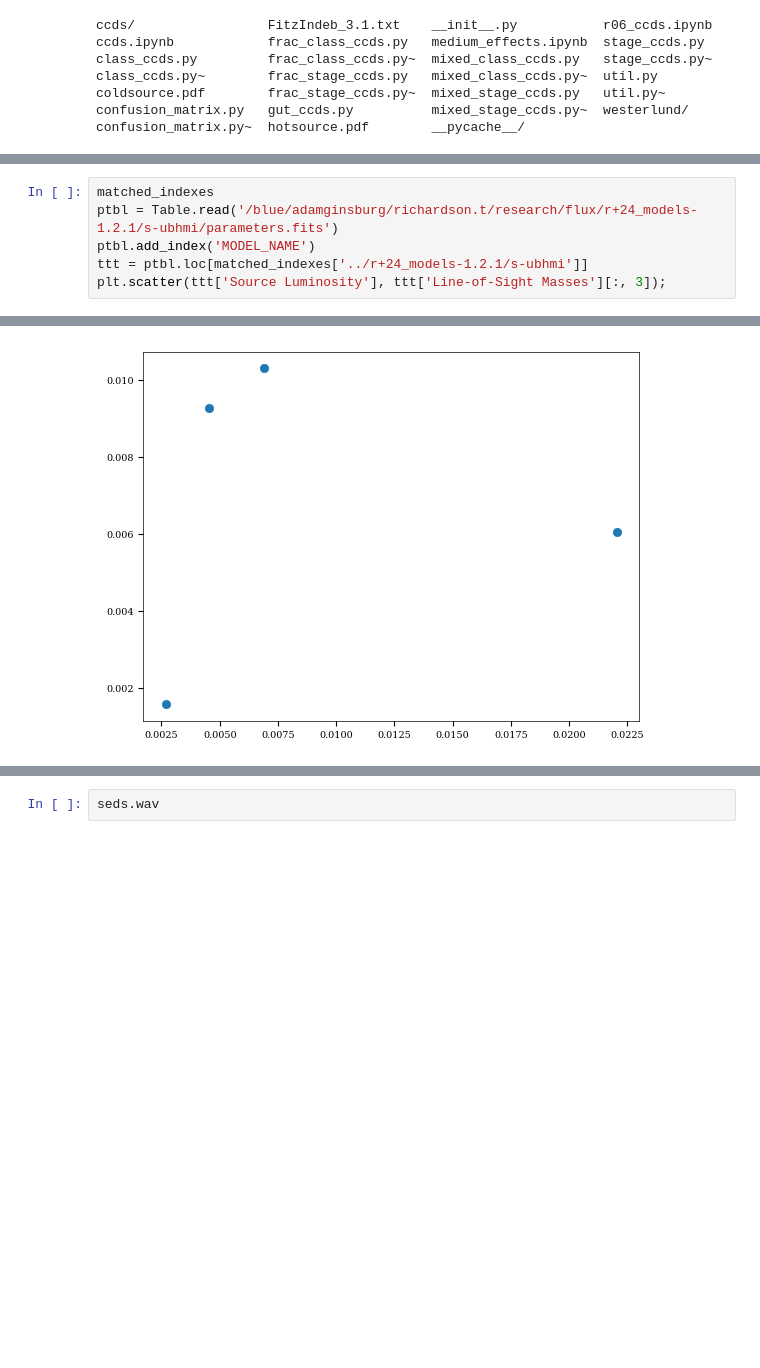
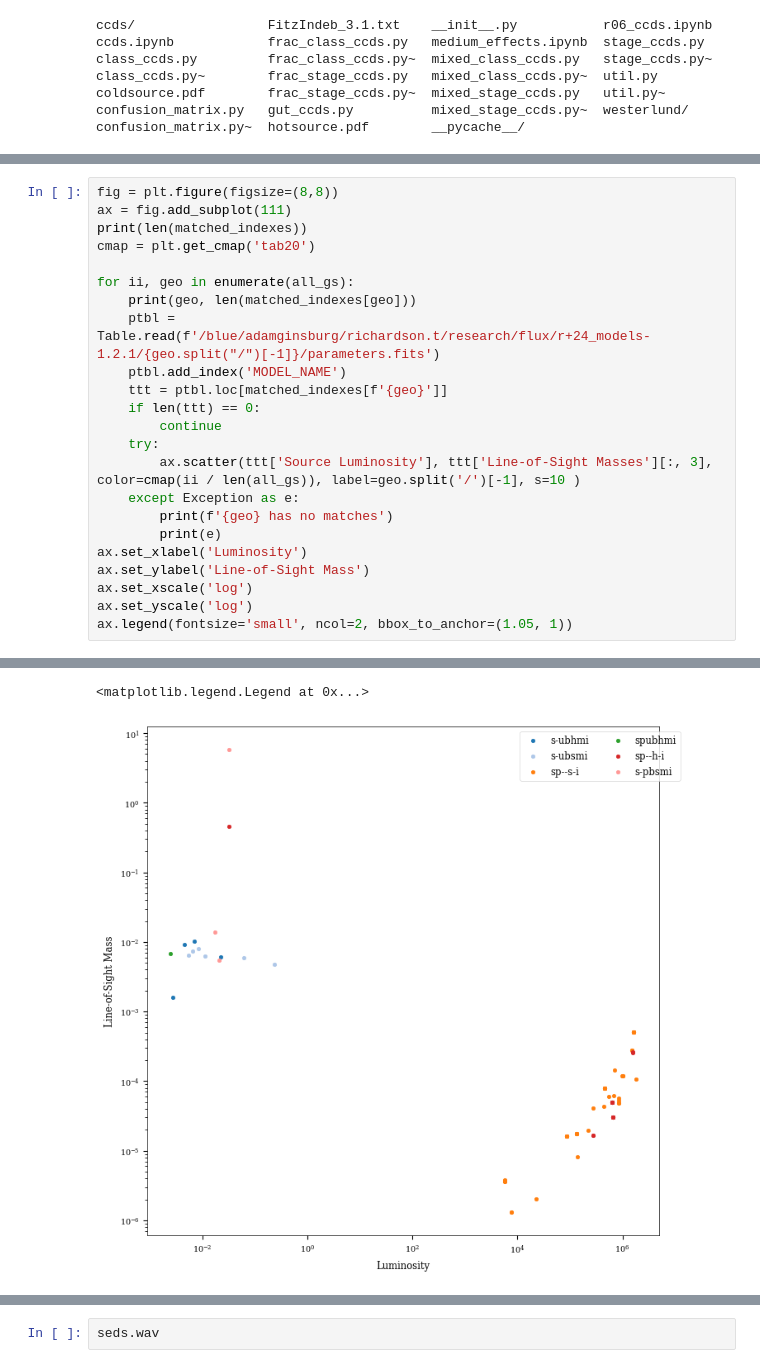
Before and after one commit to tyoo37/w51_nircam, a Jupyter notebook: analysis/SED_robitaille.ipynb, the cells around one changed output, grey strips where cells are left out. Drawn from its saved outputs; the diff is of its cells as text; blank space fills up the shorter version.

Commit message:
plot ALMA-matched sources SED with YSO models

```diff
--- a/analysis/SED_robitaille.ipynb
+++ b/analysis/SED_robitaille.ipynb
@@ -216,9 +218,26 @@ for filternames in (['JWST/NIRCam.F140M', 'JWST/NIRCam.F210M', 'JWST/NIRCam.F360
 WARNING: hdu= was not specified but multiple tables are present, reading in first available table (hdu=1) [astropy.io.fits.connect]
 [figure]
 # %%
-matched_indexes
-ptbl = Table.read('/blue/adamginsburg/richardson.t/research/flux/r+24_models-1.2.1/s-ubhmi/parameters.fits')
-ptbl.add_index('MODEL_NAME')
-ttt = ptbl.loc[matched_indexes['../r+24_models-1.2.1/s-ubhmi']]
-plt.scatter(ttt['Source Luminosity'], ttt['Line-of-Sight Masses'][:, 3]);
+fig = plt.figure(figsize=(8,8))
+ax = fig.add_subplot(111)
+print(len(matched_indexes))
+cmap = plt.get_cmap('tab20')
+
+for ii, geo in enumerate(all_gs):
+    print(geo, len(matched_indexes[geo]))
+    ptbl = Table.read(f'/blue/adamginsburg/richardson.t/research/flux/r+24_models-1.2.1/{geo.split("/")[-1]}/parameters.fits')
+    ptbl.add_index('MODEL_NAME')
+    ttt = ptbl.loc[matched_indexes[f'{geo}']]
+    if len(ttt) == 0:
+        continue
+    try:
+        ax.scatter(ttt['Source Luminosity'], ttt['Line-of-Sight Masses'][:, 3], color=cmap(ii / len(all_gs)), label=geo.split('/')[-1], s=10 )
+    except Exception as e:
+        print(f'{geo} has no matches')
+        print(e)
+ax.set_xlabel('Luminosity')
+ax.set_ylabel('Line-of-Sight Mass')
+ax.set_xscale('log')
+ax.set_yscale('log')
+ax.legend(fontsize='small', ncol=2, bbox_to_anchor=(1.05, 1))
 # %% [output]
@@ -225,2 +263,3 @@ plt.scatter(ttt['Source Luminosity'], ttt['Line-of-Sight Masses'][:, 3]);
+<matplotlib.legend.Legend at 0x...>
-[figure, old version]
+[figure, new version]
 # %%
```
Also changed, not shown: parts of 7 cells of this notebook, 5 other files.
